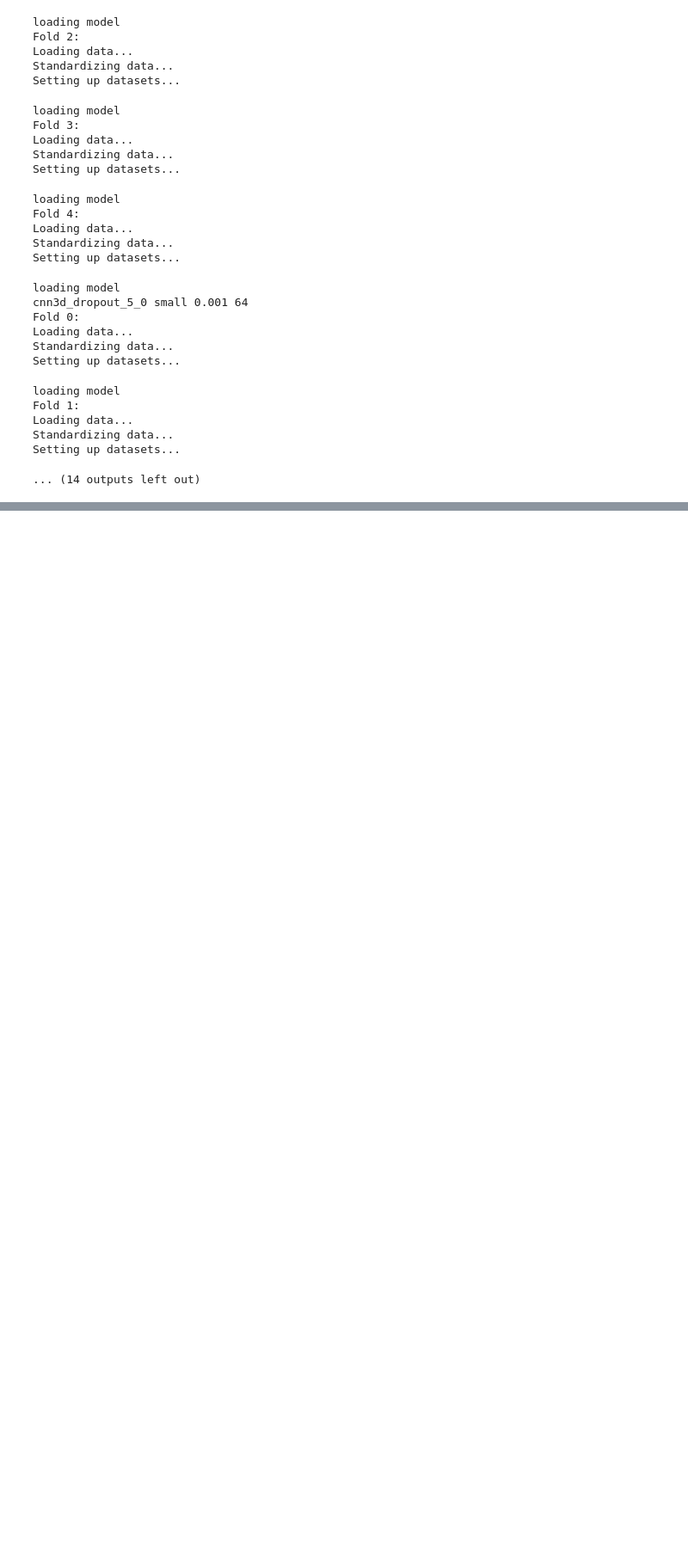
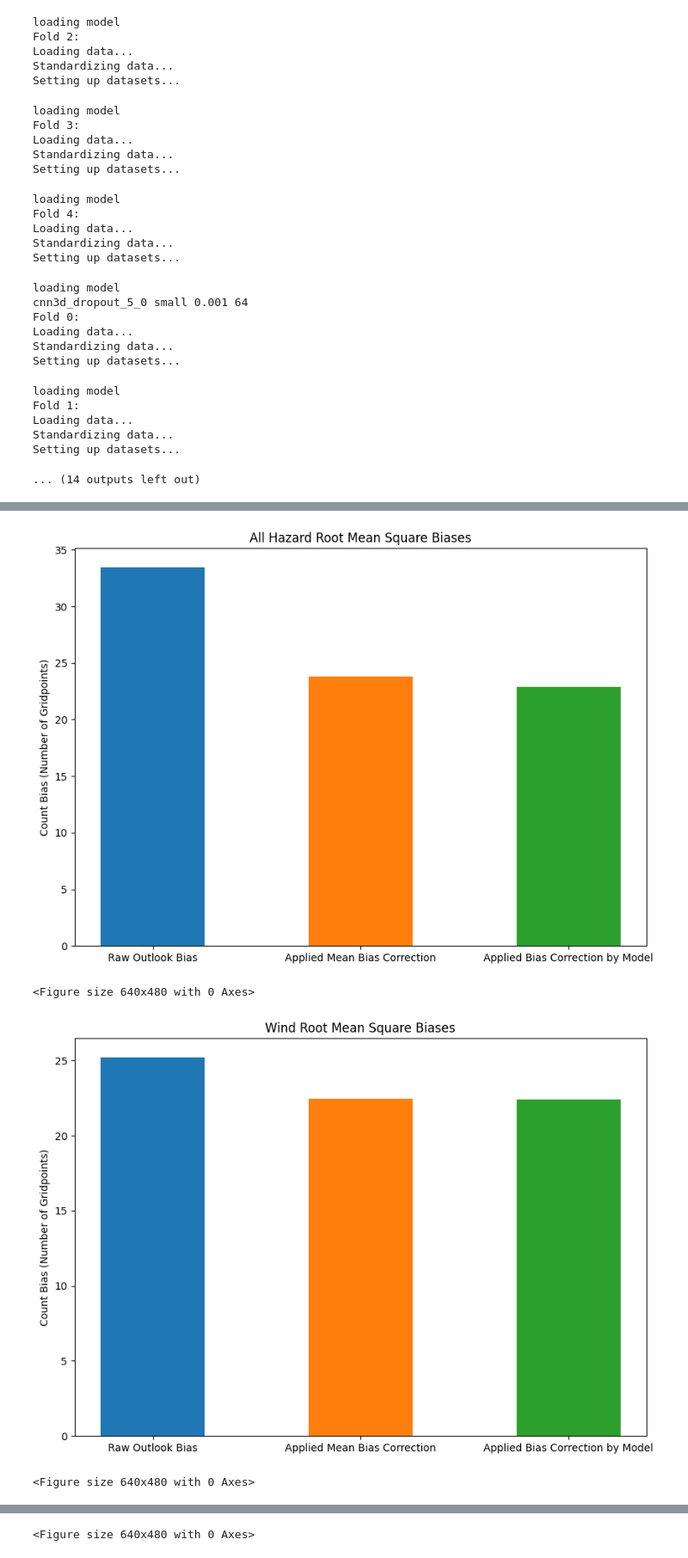
Before and after one commit to milesepstein13/convective_outlook_ml, a Jupyter notebook: compare_models.ipynb, the cells around one changed output, grey strips where cells are left out. Shown at 86% size. Drawn from its saved outputs; the diff is of its cells as text; code cells hidden in the pictures; blank space fills up the shorter version.

Commit message:
plotted basic comparisons of model error

```diff
--- a/compare_models.ipynb
+++ b/compare_models.ipynb
@@ -136,3 +104,5 @@ def evaluate_model(X, y, stats, model_name, n_splits=5, batch_size=64, optimizer
         predictions.append(all_preds)
         targets.append(all_targets)
     return val_counts, losses, predictions, targets, model_spec
+# %%
+sizes, losses, predictions, targets, model_spec = evaluate_model(inputs, tars, stats, name, batch_size = batch_size, lr = lr, level = level)
@@ -317,0 +434,45 @@ Setting up datasets...
+# %%
+rmses_units = pd.read_csv('results/all_rmses_units.csv')
+# %%
+bar_labels = ['Raw Outlook Bias', 'Applied Mean Bias Correction', 'Applied Bias Correction by Model']
+bar_positions = [0, 1, 2]
+bar_width = 0.5
+
+for i in range(12):
+    fig, ax = plt.subplots(figsize=(10, 7))
+    ax.bar(bar_positions[0], rmses_units.iloc[5, i+1], width=bar_width)
+    ax.bar(bar_positions[1], rmses_units.iloc[4, i+1], width=bar_width)
+    ax.bar(bar_positions[2], rmses_units.iloc[1, i+1], width=bar_width)
+
+    ax.set_xticks(bar_positions)
+    ax.set_xticklabels(bar_labels)
+
+    if i < 4:
+        ax.set_ylabel('Count Bias (Number of Gridpoints)')
+
+    elif i < 8:
+        ax.set_ylabel('E-W Displacement (m)')
+
+    else:
+        ax.set_ylabel('N-S Displacement (m)')
+
+    if i%4 == 0:
+        t = 'All Hazard'
+
+    elif i%4 == 1:
+        t = 'Wind'
+
+    elif i%4 == 2:
+        t = 'Hail'
+
+    elif i%4 == 3:
+        t = 'Tornado'
+
+    ax.set_title(t + " Root Mean Square Biases")
+    plt.show()
+    plt.clf()
+# %% [output]
+[figure, added]
+<Figure size 640x480 with 0 Axes>
+[figure, added]
+<Figure size 640x480 with 0 Axes>
@@ -317,0 +480 @@ Setting up datasets...
+<Figure size 640x480 with 0 Axes>
```
Also changed, not shown: parts of 10 cells of this notebook, 4 other files.
